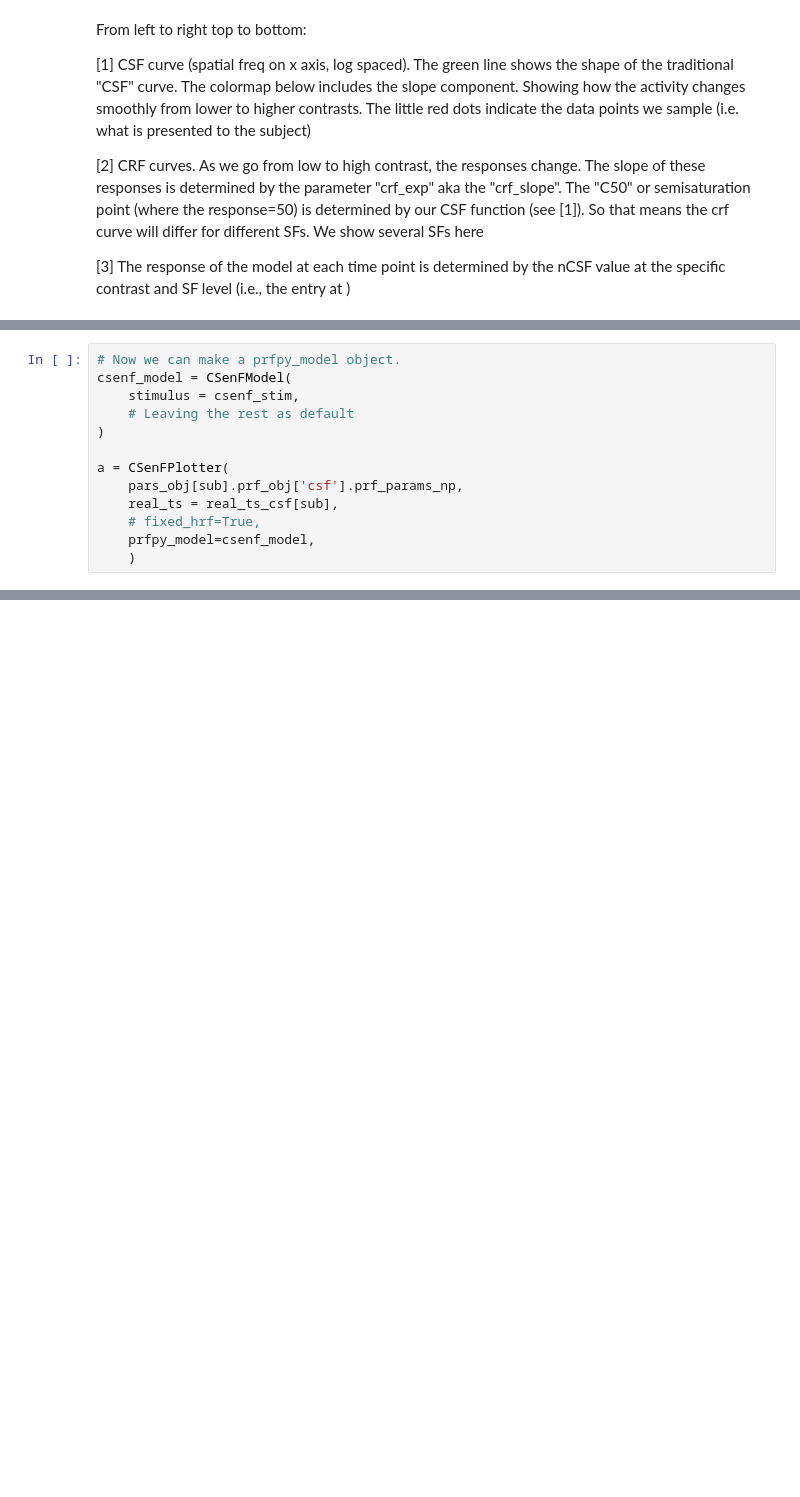
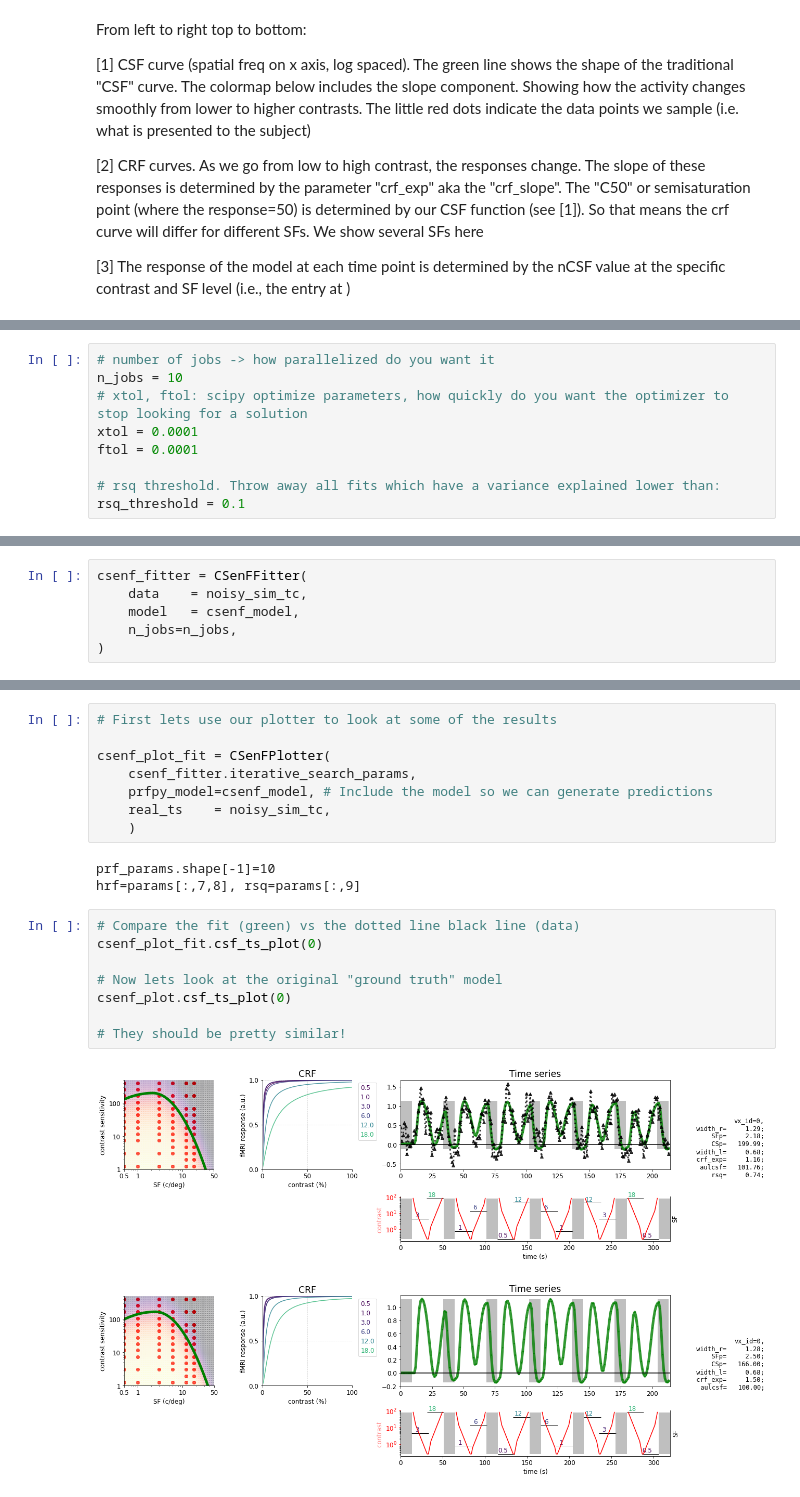
Before and after one commit to spinoza-centre/prfpy_csenf, a Jupyter notebook: eg_notebook.ipynb, the cells around one changed output, grey strips where cells are left out. Drawn from its saved outputs; the diff is of its cells as text; blank space fills up the shorter version.

```diff
--- a/eg_notebook.ipynb
+++ b/eg_notebook.ipynb
@@ -181,13 +142,0 @@ using default hrf
-# %%
-# Now we can make a prfpy_model object.
-csenf_model = CSenFModel(
-    stimulus = csenf_stim,
-    # Leaving the rest as default
-)
-
-a = CSenFPlotter(
-    pars_obj[sub].prf_obj['csf'].prf_params_np,
-    real_ts = real_ts_csf[sub],
-    # fixed_hrf=True,
-    prfpy_model=csenf_model,
-    )
@@ -868,0 +264,9 @@ display(widg_uif, widg_outf)
+# %%
+# number of jobs -> how parallelized do you want it
+n_jobs = 10
+# xtol, ftol: scipy optimize parameters, how quickly do you want the optimizer to stop looking for a solution
+xtol = 0.0001
+ftol = 0.0001
+
+# rsq threshold. Throw away all fits which have a variance explained lower than:
+rsq_threshold = 0.1
@@ -868,0 +275,6 @@ display(widg_uif, widg_outf)
+# %%
+csenf_fitter = CSenFFitter(
+    data    = noisy_sim_tc,
+    model   = csenf_model,
+    n_jobs=n_jobs,
+)
@@ -868,0 +350,22 @@ display(widg_uif, widg_outf)
+# %%
+# First lets use our plotter to look at some of the results
+
+csenf_plot_fit = CSenFPlotter(
+    csenf_fitter.iterative_search_params,
+    prfpy_model=csenf_model, # Include the model so we can generate predictions
+    real_ts    = noisy_sim_tc,
+    )
+# %% [output]
+prf_params.shape[-1]=10
+hrf=params[:,7,8], rsq=params[:,9]
+# %%
+# Compare the fit (green) vs the dotted line black line (data)
+csenf_plot_fit.csf_ts_plot(0)
+
+# Now lets look at the original "ground truth" model
+csenf_plot.csf_ts_plot(0)
+
+# They should be pretty similar!
+# %% [output]
+[figure, added]
+[figure, added]
```
Also changed, not shown: parts of 37 cells of this notebook, 10 other files.
